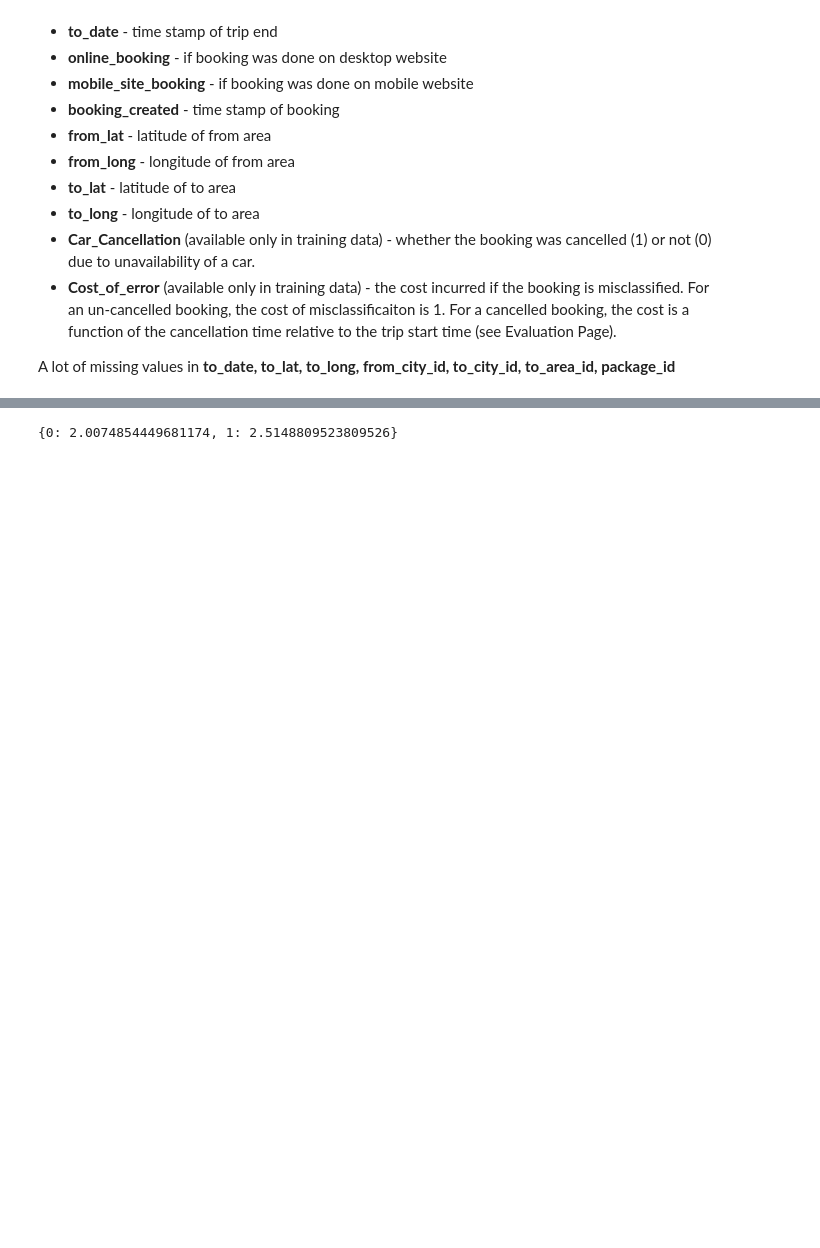
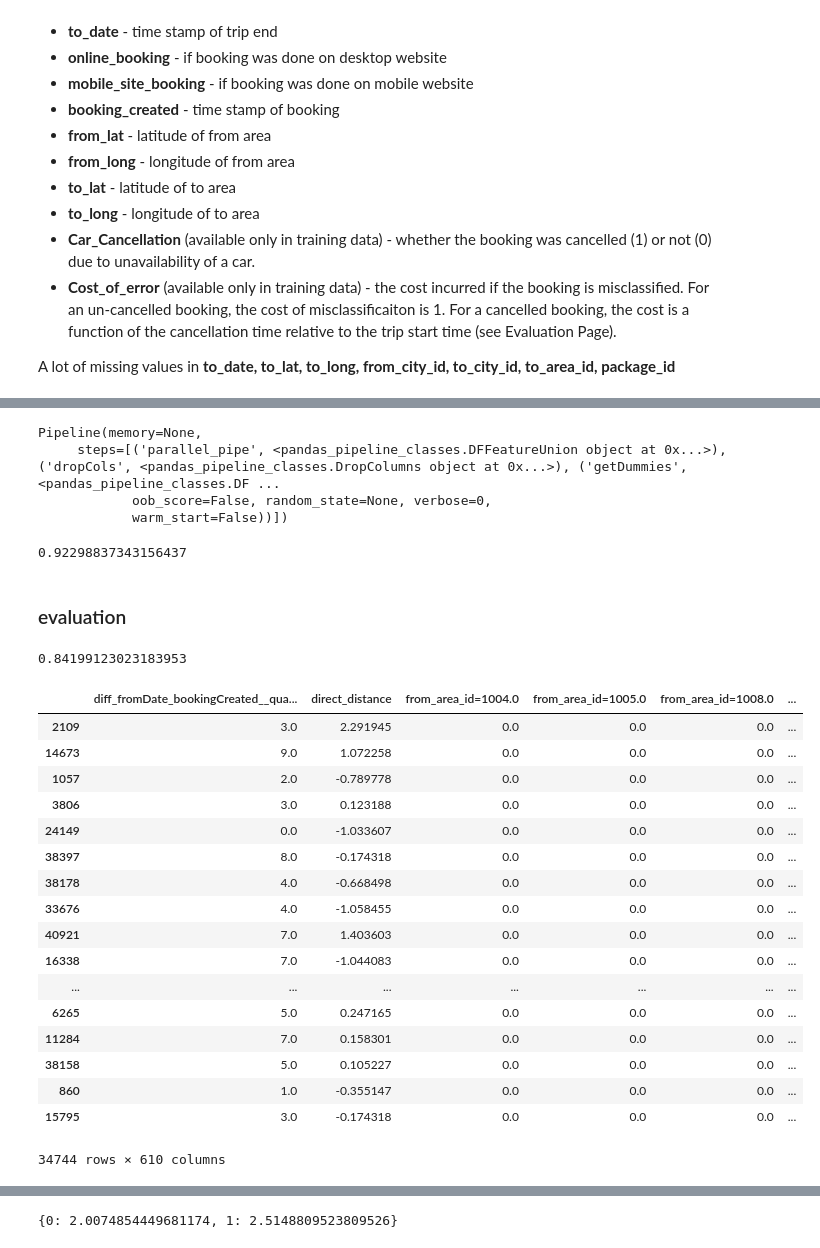
Before and after one commit to Jodahr/CabCancellation, a Jupyter notebook: CabCancellation.ipynb, the cells around one changed output, grey strips where cells are left out. Drawn from its saved outputs; the diff is of its cells as text; code cells hidden in the pictures; blank space fills up the shorter version.

```diff
--- a/CabCancellation.ipynb
+++ b/CabCancellation.ipynb
@@ -98,0 +220,5 @@ temp_features = ['from_date', 'to_date', 'booking_created']
+# %%
+rem_pipe = Pipeline([
+    ('select_rem_columns', pdpc.ColumnSelector(rem_features)),
+    ('transform_to_str', pdpc.DataTypeTransformer(dataType='str'))
+])
@@ -98,0 +227,20 @@ temp_features = ['from_date', 'to_date', 'booking_created']
+# %%
+from imblearn.under_sampling import RandomUnderSampler
+from sklearn.ensemble import RandomForestClassifier
+from imblearn.over_sampling import SMOTE
+
+final_pipe = Pipeline([
+
+   ('parallel_pipe', pdpc.DFFeatureUnion([
+    ('temp', temp_pipe),
+    ('dist', distance_pipe),
+    ('rem', rem_pipe)
+])),
+
+    ('dropCols', pdpc.DropColumns(cols=temp_features + ['diff_fromDate_bookingCreated'])),
+    ('getDummies', pdpc.DFDummyTransformer()),
+    ('addMissingRemAdd', pdpc.DFAddMissingCatCols()),
+    #('randomUnder', RandomUnderSampler()),
+    ('smote', SMOTE()),
+    ('rf', RandomForestClassifier(n_jobs=10, n_estimators=1000))
+])
@@ -98,0 +249,13 @@ temp_features = ['from_date', 'to_date', 'booking_created']
+# %%
+final_pipe.fit(X_train, y_train)
+# %% [output]
+Pipeline(memory=None,
+     steps=[('parallel_pipe', <pandas_pipeline_classes.DFFeatureUnion object at 0x...>), ('dropCols', <pandas_pipeline_classes.DropColumns object at 0x...>), ('getDummies', <pandas_pipeline_classes.DF ...
+            oob_score=False, random_state=None, verbose=0,
+            warm_start=False))])
+# %%
+final_pipe.score(X_test, y_test)
+# %% [output]
+0.92298837343156437
+# %% [markdown]
+### evaluation
@@ -98,0 +265,28 @@ temp_features = ['from_date', 'to_date', 'booking_created']
+# %%
+roc_auc_score(y_true=y_test, y_score=y_test_proba[:,1])
+#y_test_proba[:,0]
+# %% [output]
+0.84199123023183953
+# %%
+test = feature_pipe.fit_transform(X_train, y_train)
+# %%
+test
+# %% [output]
+|  | diff_fromDate_bookingCreated__qua... | direct_distance | from_area_id=1004.0 | from_area_id=1005.0 | from_area_id=1008.0 | ... |
+| 2109 | 3.0 | 2.291945 | 0.0 | 0.0 | 0.0 | ... |
+| 14673 | 9.0 | 1.072258 | 0.0 | 0.0 | 0.0 | ... |
+| 1057 | 2.0 | -0.789778 | 0.0 | 0.0 | 0.0 | ... |
+| 3806 | 3.0 | 0.123188 | 0.0 | 0.0 | 0.0 | ... |
+| 24149 | 0.0 | -1.033607 | 0.0 | 0.0 | 0.0 | ... |
+| 38397 | 8.0 | -0.174318 | 0.0 | 0.0 | 0.0 | ... |
+| 38178 | 4.0 | -0.668498 | 0.0 | 0.0 | 0.0 | ... |
+| 33676 | 4.0 | -1.058455 | 0.0 | 0.0 | 0.0 | ... |
+| 40921 | 7.0 | 1.403603 | 0.0 | 0.0 | 0.0 | ... |
+| 16338 | 7.0 | -1.044083 | 0.0 | 0.0 | 0.0 | ... |
+| ... | ... | ... | ... | ... | ... | ... |
+| 6265 | 5.0 | 0.247165 | 0.0 | 0.0 | 0.0 | ... |
+| 11284 | 7.0 | 0.158301 | 0.0 | 0.0 | 0.0 | ... |
+| 38158 | 5.0 | 0.105227 | 0.0 | 0.0 | 0.0 | ... |
+| 860 | 1.0 | -0.355147 | 0.0 | 0.0 | 0.0 | ... |
+| 15795 | 3.0 | -0.174318 | 0.0 | 0.0 | 0.0 | ... |
+34744 rows × 610 columns
```
Also changed, not shown: parts of 20 cells of this notebook.
